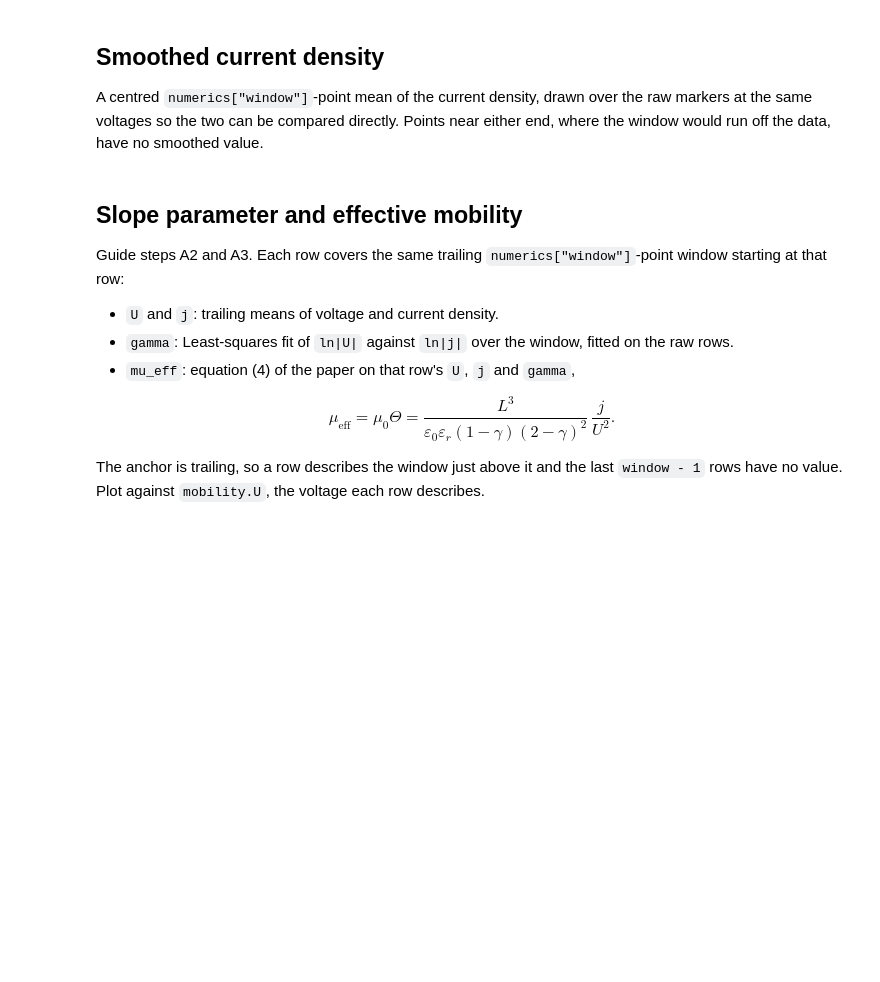
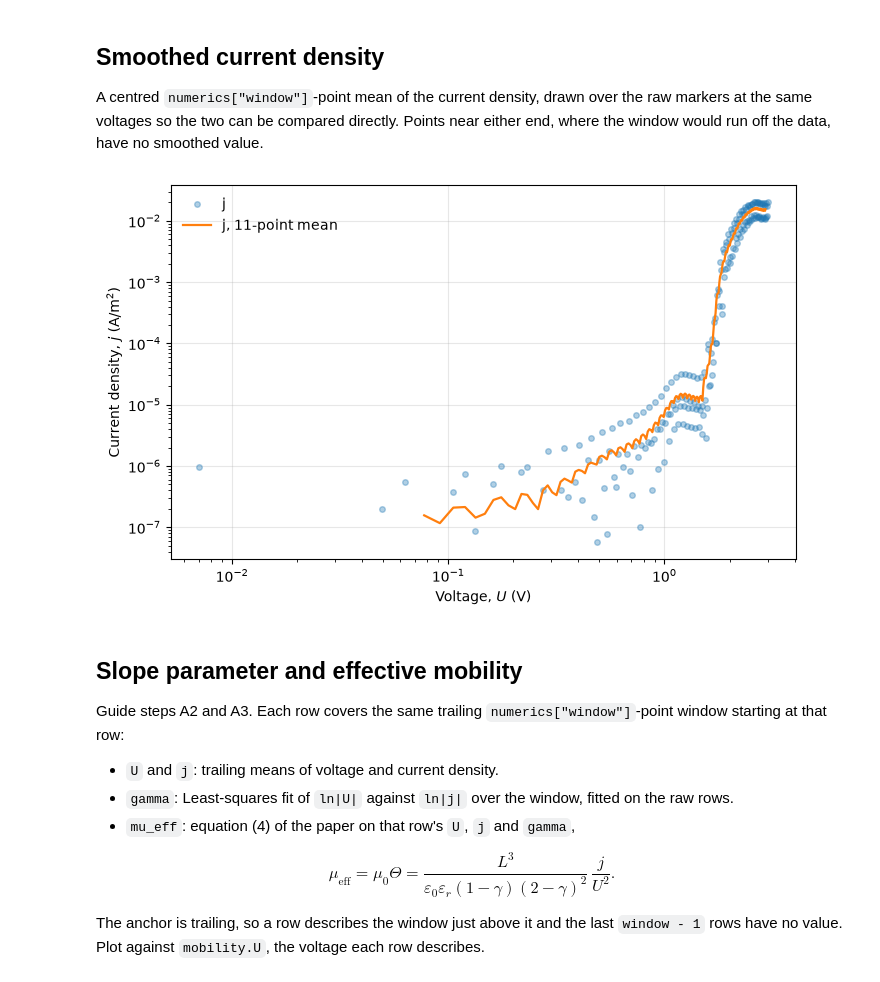
Before and after one commit to VUTVoKo/ASCLC_Pythonized, a Jupyter notebook: notebooks/asclc.ipynb, the cells around one changed output. Drawn from its saved outputs; the diff is of its cells as text; code cells hidden in the pictures; blank space fills up the shorter version.

```diff
--- a/notebooks/asclc.ipynb
+++ b/notebooks/asclc.ipynb
@@ -94,7 +119,10 @@ near either end, where the window would run off the data, have no smoothed
 value.
 # %%
 fig_s, ax_s = plot_smoothed_jv(result, window=numerics["window"])
+apply_limits(ax_s, x=("auto", "auto"), y=("auto", "auto"))
 figures["smoothed_jv"] = fig_s
+# %% [output]
+[figure, added]
 # %% [markdown]
 ## Slope parameter and effective mobility
 
```
Also changed, not shown: parts of 35 cells of this notebook, 27 other files.
